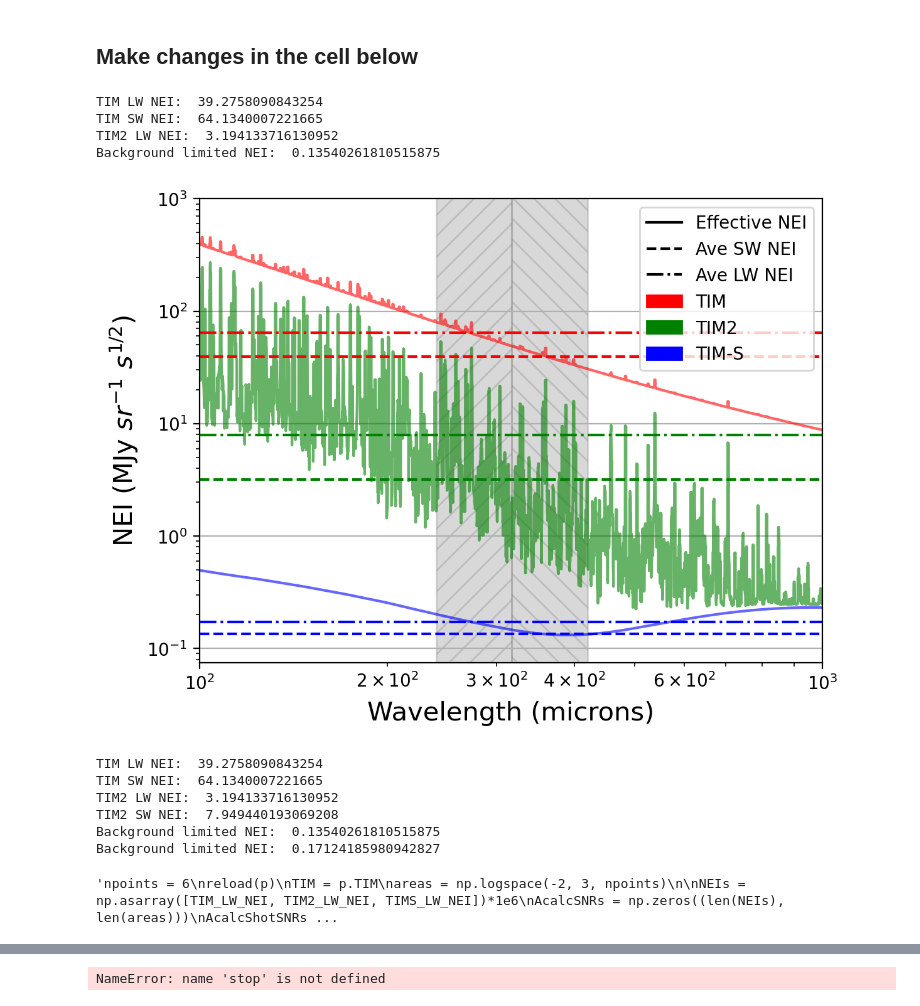
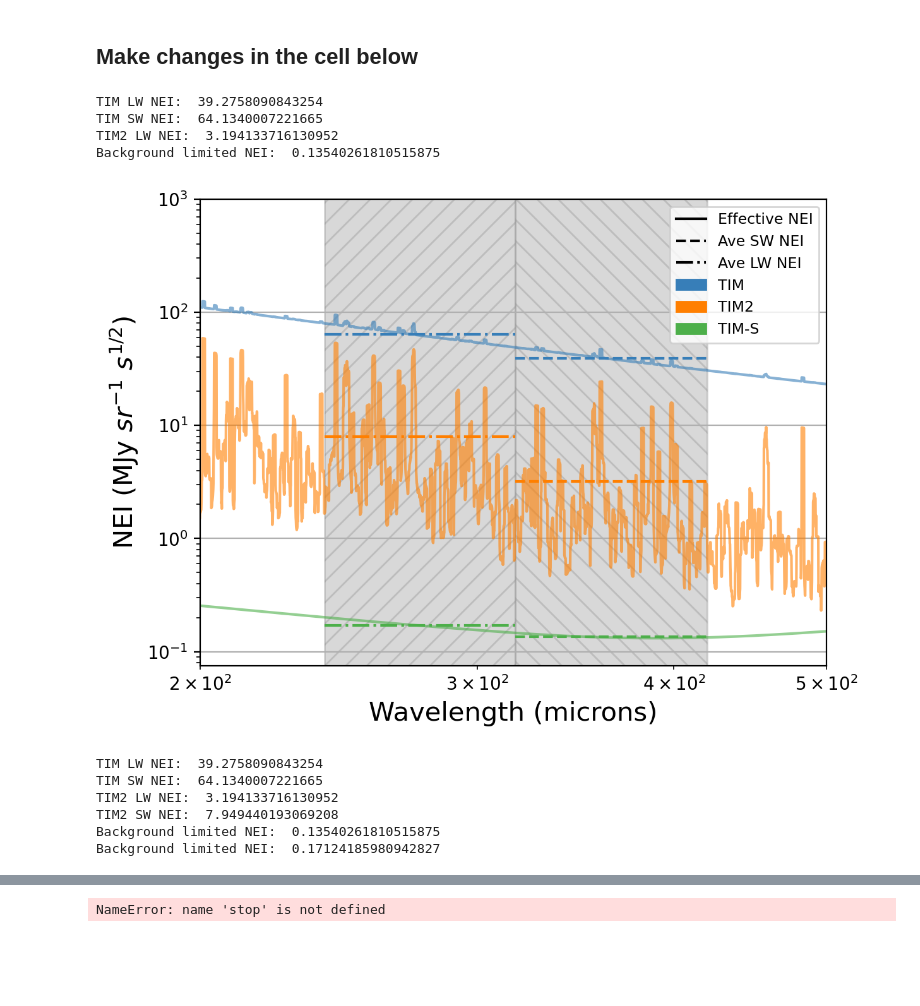
Before and after one commit to JuzzBracks/LIM, a Jupyter notebook: TIMxGal/CalcSNRContour.ipynb, the cells around one changed output, grey strips where cells are left out. Drawn from its saved outputs; the diff is of its cells as text; code cells hidden in the pictures; blank space fills up the shorter version.

```diff
--- a/TIMxGal/CalcSNRContour.ipynb
+++ b/TIMxGal/CalcSNRContour.ipynb
@@ -230,4 +233,12 @@ def quadSNR(SWNEI = False, LWNEI = False, numberDensities = [False], area = Fals
 # %%
+CB_color_cycle = ['#377eb8', '#ff7f00', '#4daf4a',
+                  '#f781bf', '#a65628', '#984ea3',
+                  '#999999', '#e41a1c', '#dede00']
+
+TIMcolor = CB_color_cycle[0]
+TIM2color = CB_color_cycle[1]
+TIMScolor = CB_color_cycle[2]
+
 import matplotlib.lines as mlines
 import matplotlib.patches as mpatches
 
@@ -256,50 +267,62 @@ print('Background limited NEI: ', TIMS_LW_NEI)
 
 plt.figure(dpi = 200)
 
-TIMcolor = 'red'
-TIM2color = 'green'
-TIMScolor = 'blue'
-
 plt.fill_betweenx([0,1e4], [240,240] , [317,317], color = 'grey', alpha = 0.3, label = 'TIM SW', hatch = '//')
 plt.fill_betweenx([0,1e4], [317,317],  [420,420], color = 'grey', alpha = 0.3, label = 'TIM LW', hatch = '\\\\')
 
 plt.loglog(wavelengths, spaceNEI, label = 'TIM-S', color = TIMScolor, alpha = .6)
 plt.loglog(wavelengths, TIM2NEI, label = 'TIM2', color = TIM2color, alpha = .6)
 plt.loglog(wavelengths, TIMNEI, label = 'TIM', color = TIMcolor, alpha = .6)
 
-plt.axhline(TIM_SW_NEI, ls = '-.', color = TIMcolor)
-plt.axhline(TIM_LW_NEI, ls = '--', color = TIMcolor)
+SWLamMin = 240
+SWLamMax = 317
+LWLamMin = 317
+LWLamMax = 420
 
-plt.axhline(TIM2_SW_NEI, ls = '-.', color = TIM2color)
-plt.axhline(TIM2_LW_NEI, ls = '--', color = TIM2color)
+lamPlotMin = 2e2
+lamPlotMax = 5e2
 
-plt.axhline(TIMS_SW_NEI, ls = '-.', color = TIMScolor)
-plt.axhline(TIMS_LW_NEI, ls = '--', color = TIMScolor)
+#Get a set of min/max ratios to describe where along the x-axis my average NEI lines should land, so as to only
+#run the extent of thier corresponding detector module (LW or SW)
+SWMinPos = (np.log10(SWLamMin) - np.log10(lamPlotMin))/(np.log10(lamPlotMax) - np.log10(lamPlotMin))
+SWMaxPos = (np.log10(SWLamMax) - np.log10(lamPlotMin))/(np.log10(lamPlotMax) - np.log10(lamPlotMin))
+
+LWMinPos = (np.log10(LWLamMin) - np.log10(lamPlotMin))/(np.log10(lamPlotMax) - np.log10(lamPlotMin))
+LWMaxPos = (np.log10(LWLamMax) - np.log10(lamPlotMin))/(np.log10(lamPlotMax) - np.log10(lamPlotMin))
+
+plt.axhline(TIM_SW_NEI, xmin = SWMinPos, xmax = SWMaxPos, ls = '-.', color = TIMcolor)
+plt.axhline(TIM_LW_NEI, xmin = LWMinPos, xmax = LWMaxPos, ls = '--', color = TIMcolor)
+
+plt.axhline(TIM2_SW_NEI, xmin = SWMinPos, xmax = SWMaxPos, ls = '-.', color = TIM2color)
+plt.axhline(TIM2_LW_NEI, xmin = LWMinPos, xmax = LWMaxPos, ls = '--', color = TIM2color)
+
+plt.axhline(TIMS_SW_NEI, xmin = SWMinPos, xmax = SWMaxPos, ls = '-.', color = TIMScolor)
+plt.axhline(TIMS_LW_NEI, xmin = LWMinPos, xmax = LWMaxPos, ls = '--', color = TIMScolor)
 
 plt.ylim(0,1e3)
-plt.xlim(1e2,1e3)
+plt.xlim(lamPlotMin, lamPlotMax)
 
 plt.ylabel(r'NEI (MJy $sr^{-1}$ $s^{1/2})$', fontsize = 15)
 plt.xlabel('Wavelength (microns)', fontsize = 15)
 
-TIMlabel = mpatches.Patch(color='red', label= "TIM")
-TIM2label = mpatches.Patch(color='green', label= "TIM2")
-TIMSlabel = mpatches.Patch(color='blue', label= "TIM-S")
+TIMlabel = mpatches.Patch(color=TIMcolor, label= "TIM")
+TIM2label = mpatches.Patch(color=TIM2color, label= "TIM2")
+TIMSlabel = mpatches.Patch(color=TIMScolor, label= "TIM-S")
 
 solid = mlines.Line2D([], [], color='black', marker='', ls = '-', label= r'Effective NEI')
 dash = mlines.Line2D([], [], color='black', marker='', ls = '--', label= r'Ave SW NEI')
 dashDot = mlines.Line2D([], [], color='black', marker='', ls = '-.', label= r'Ave LW NEI')
 
-plt.legend(handles=[solid, dash, dashDot, TIMlabel, TIM2label, TIMSlabel])
+plt.legend(handles=[solid, dash, dashDot, TIMlabel, TIM2label, TIMSlabel], fontsize = 8.5)
 
 plt.grid()
 #plt.legend()
 # %% [output]
 TIM LW NEI:  39.2758090843254
 TIM SW NEI:  64.1340007221665
 TIM2 LW NEI:  3.194133716130952
 Background limited NEI:  0.13540261810515875
-[figure, old version]
+[figure, new version]
 # %%
 print('TIM LW NEI: ', TIM_LW_NEI)
 print('TIM SW NEI: ', TIM_SW_NEI)
@@ -327,22 +351,3 @@ calcShotSNRs = np.zeros((len(NEIs), len(nGals)))
 reload(p)
 TIM = p.TIM
 areas = np.logspace(-2, 3, npoints)
-# %%
-'''npoints = 6
-reload(p)
-TIM = p.TIM
-areas = np.logspace(-2, 3, npoints)
-
-NEIs = np.asarray([TIM_LW_NEI, TIM2_LW_NEI, TIMS_LW_NEI])*1e6
-AcalcSNRs = np.zeros((len(NEIs), len(areas)))
-AcalcShotSNRs = np.zeros((len(NEIs), len(areas)))
-
-for i, NEI in enumerate(NEIs):
-    for j, A in enumerate(areas):
-        #AArray = np.asarray([A,A,A,A])
-        #print(n, NEI)
-        #print(A)
-        AcalcSNRs[i][j] = quadSNR(NEI, NEI, area = A)[0][0]
-        AcalcShotSNRs[i][j] = quadSNR(NEI, NEI, area = A)[0][1]'''
-# %% [output]
-'npoints = 6\nreload(p)\nTIM = p.TIM\nareas = np.logspace(-2, 3, npoints)\n\nNEIs = np.asarray([TIM_LW_NEI, TIM2_LW_NEI, TIMS_LW_NEI])*1e6\nAcalcSNRs = np.zeros((len(NEIs), len(areas)))\nAcalcShotSNRs ...
```
Also changed, not shown: parts of 8 cells of this notebook, 6 other files.
